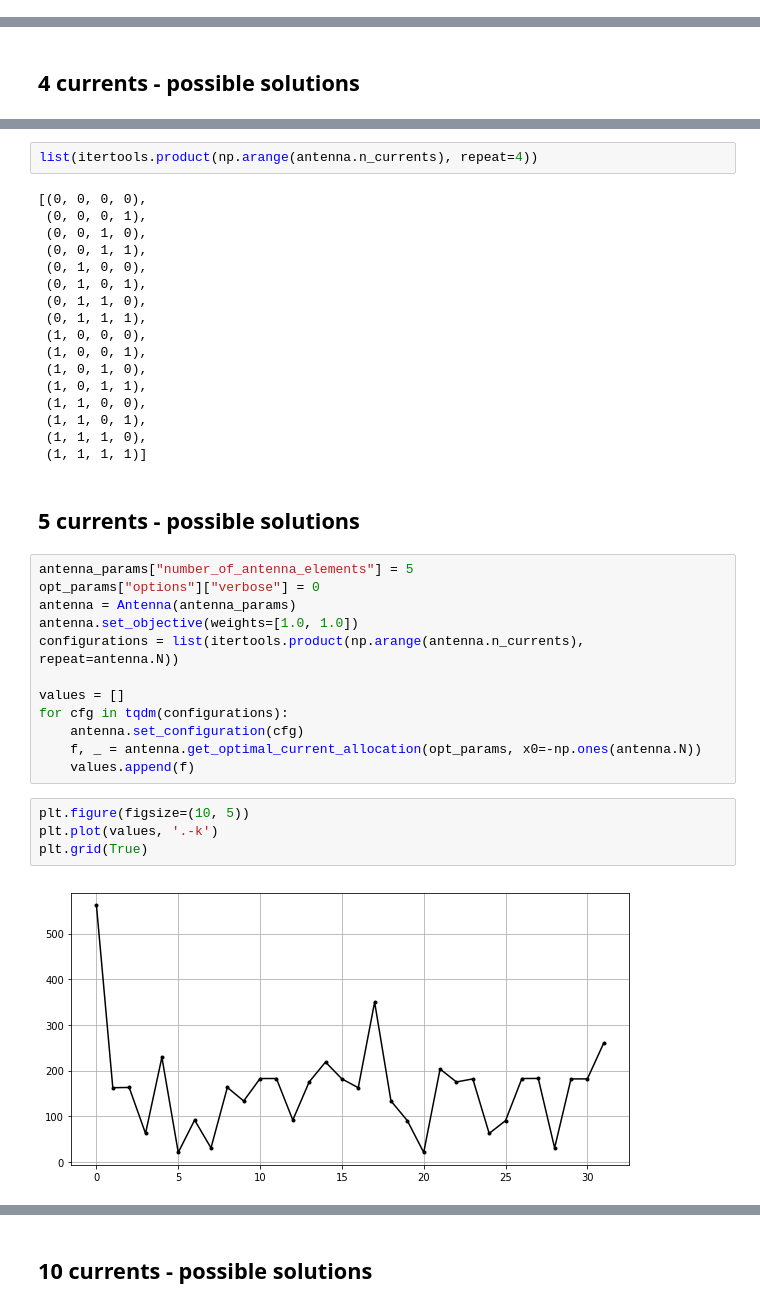
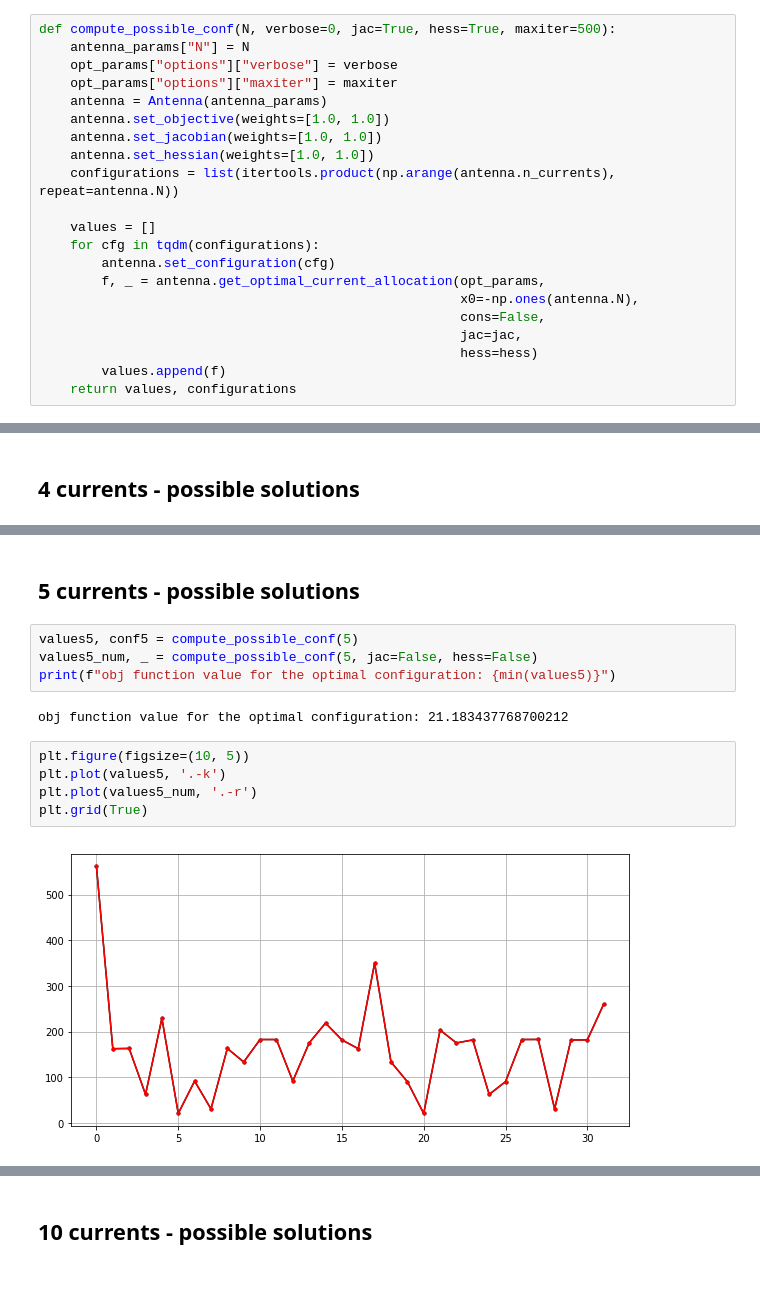
Before and after one commit to SIakovlev/Multifrequency-Antenna-Optimisation, a Jupyter notebook: notebooks/exhaustive_search.ipynb, the cells around one changed output, grey strips where cells are left out. Drawn from its saved outputs; the diff is of its cells as text; blank space fills up the shorter version.

```diff
--- a/notebooks/exhaustive_search.ipynb
+++ b/notebooks/exhaustive_search.ipynb
@@ -18,2 +23,23 @@ opt_params = params["optimisation_params"]
+# %%
+def compute_possible_conf(N, verbose=0, jac=True, hess=True, maxiter=500):
+    antenna_params["N"] = N
+    opt_params["options"]["verbose"] = verbose
+    opt_params["options"]["maxiter"] = maxiter
+    antenna = Antenna(antenna_params)
+    antenna.set_objective(weights=[1.0, 1.0])
+    antenna.set_jacobian(weights=[1.0, 1.0])
+    antenna.set_hessian(weights=[1.0, 1.0])
+    configurations = list(itertools.product(np.arange(antenna.n_currents), repeat=antenna.N))
+
+    values = []
+    for cfg in tqdm(configurations):
+        antenna.set_configuration(cfg)
+        f, _ = antenna.get_optimal_current_allocation(opt_params,
+                                                      x0=-np.ones(antenna.N),
+                                                      cons=False,
+                                                      jac=jac,
+                                                      hess=hess)
+        values.append(f)
+    return values, configurations
 # %% [markdown]
 # 3 currents - possible solutions
@@ -69,39 +74,15 @@ plt.grid(True)
-# %%
-list(itertools.product(np.arange(antenna.n_currents), repeat=4))
-# %% [output]
-[(0, 0, 0, 0),
- (0, 0, 0, 1),
- (0, 0, 1, 0),
- (0, 0, 1, 1),
- (0, 1, 0, 0),
- (0, 1, 0, 1),
- (0, 1, 1, 0),
- (0, 1, 1, 1),
- (1, 0, 0, 0),
- (1, 0, 0, 1),
- (1, 0, 1, 0),
- (1, 0, 1, 1),
- (1, 1, 0, 0),
- (1, 1, 0, 1),
- (1, 1, 1, 0),
- (1, 1, 1, 1)]
 # %% [markdown]
 ## 5 currents - possible solutions
-# %%
-antenna_params["number_of_antenna_elements"] = 5
-opt_params["options"]["verbose"] = 0
-antenna = Antenna(antenna_params)
-antenna.set_objective(weights=[1.0, 1.0])
-configurations = list(itertools.product(np.arange(antenna.n_currents), repeat=antenna.N))
-
-values = []
-for cfg in tqdm(configurations):
-    antenna.set_configuration(cfg)
-    f, _ = antenna.get_optimal_current_allocation(opt_params, x0=-np.ones(antenna.N))
-    values.append(f)
+# %%
+values5, conf5 = compute_possible_conf(5)
+values5_num, _ = compute_possible_conf(5, jac=False, hess=False)
+print(f"obj function value for the optimal configuration: {min(values5)}")
+# %% [output]
+obj function value for the optimal configuration: 21.183437768700212
 # %%
 plt.figure(figsize=(10, 5))
-plt.plot(values, '.-k')
+plt.plot(values5, '.-k')
+plt.plot(values5_num, '.-r')
 plt.grid(True)
 # %% [output]
-[figure, old version]
+[figure, new version]
```
Also changed, not shown: parts of 20 cells of this notebook.
